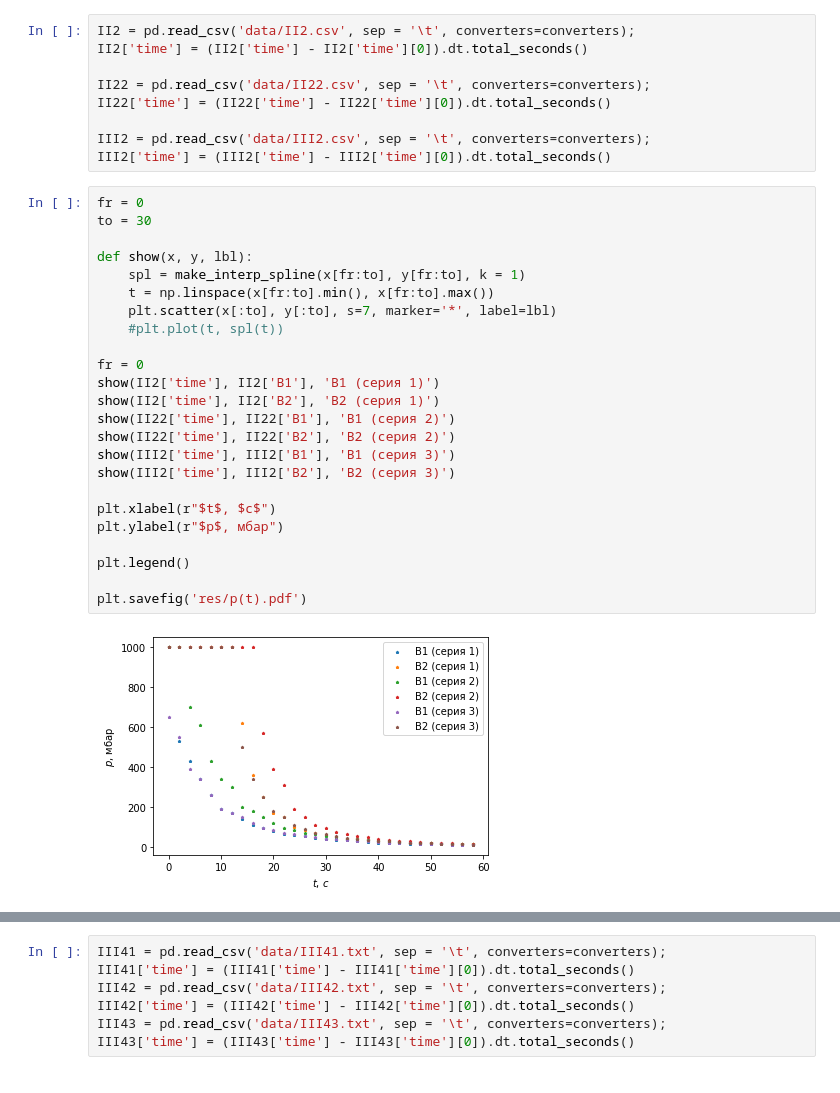
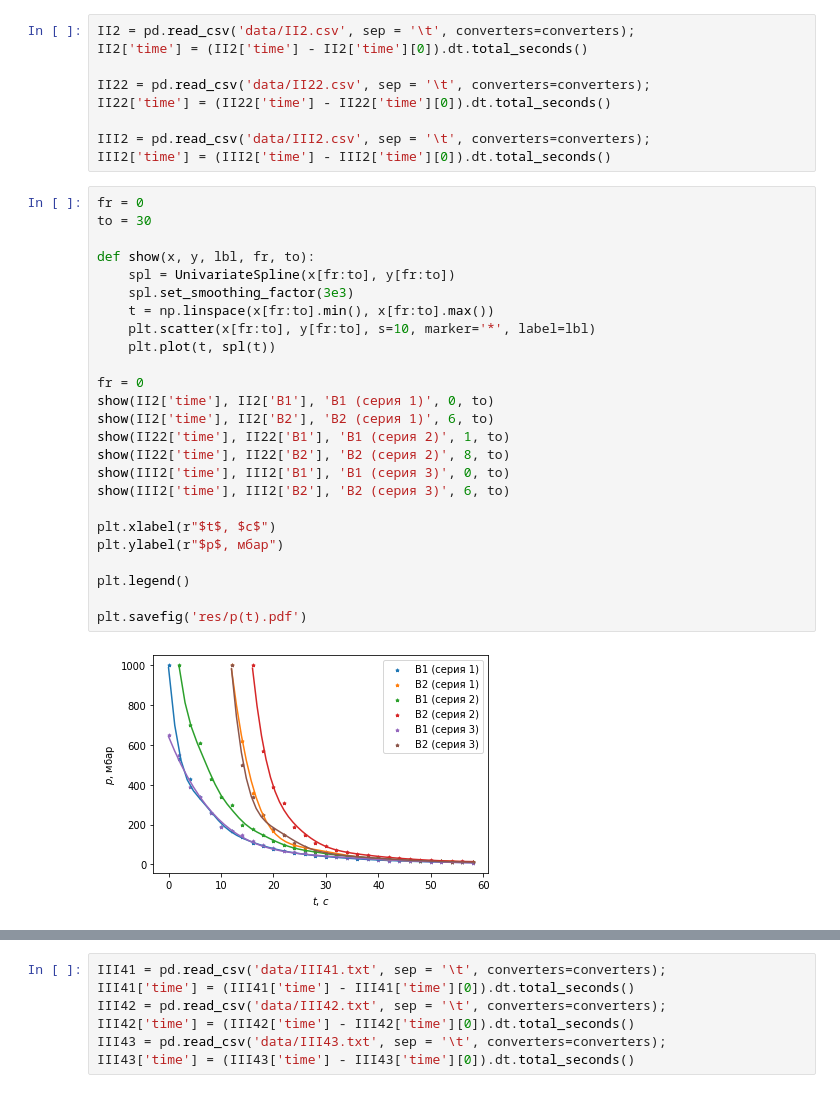
Before and after one commit to d3phys/miptlab, a Jupyter notebook: 2.3.1/231.ipynb, the cells around one changed output, grey strips where cells are left out. Drawn from its saved outputs; the diff is of its cells as text.

```diff
--- a/2.3.1/231.ipynb
+++ b/2.3.1/231.ipynb
@@ -42,29 +42,30 @@ III2['time'] = (III2['time'] - III2['time'][0]).dt.total_seconds()
 # %%
 fr = 0
 to = 30
 
-def show(x, y, lbl):
-    spl = make_interp_spline(x[fr:to], y[fr:to], k = 1)
+def show(x, y, lbl, fr, to):
+    spl = UnivariateSpline(x[fr:to], y[fr:to])
+    spl.set_smoothing_factor(3e3)
     t = np.linspace(x[fr:to].min(), x[fr:to].max())
-    plt.scatter(x[:to], y[:to], s=7, marker='*', label=lbl)
-    #plt.plot(t, spl(t))
+    plt.scatter(x[fr:to], y[fr:to], s=10, marker='*', label=lbl)
+    plt.plot(t, spl(t))
 
 fr = 0
-show(II2['time'], II2['B1'], 'B1 (cерия 1)')
-show(II2['time'], II2['B2'], 'В2 (cерия 1)')
-show(II22['time'], II22['B1'], 'В1 (cерия 2)')
-show(II22['time'], II22['B2'], 'В2 (cерия 2)')
-show(III2['time'], III2['B1'], 'В1 (cерия 3)')
-show(III2['time'], III2['B2'], 'В2 (cерия 3)')
+show(II2['time'], II2['B1'], 'B1 (cерия 1)', 0, to)
+show(II2['time'], II2['B2'], 'В2 (cерия 1)', 6, to)
+show(II22['time'], II22['B1'], 'В1 (cерия 2)', 1, to)
+show(II22['time'], II22['B2'], 'В2 (cерия 2)', 8, to)
+show(III2['time'], III2['B1'], 'В1 (cерия 3)', 0, to)
+show(III2['time'], III2['B2'], 'В2 (cерия 3)', 6, to)
 
 plt.xlabel(r"$t$, $c$")
 plt.ylabel(r"$p$, мбар")
 
 plt.legend()
 
 plt.savefig('res/p(t).pdf')
 # %% [output]
-[figure, old version]
+[figure, new version]
 # %%
 SIZE = 2
 fr = 12
```
Also changed, not shown: parts of 20 cells of this notebook, 8 other files.
